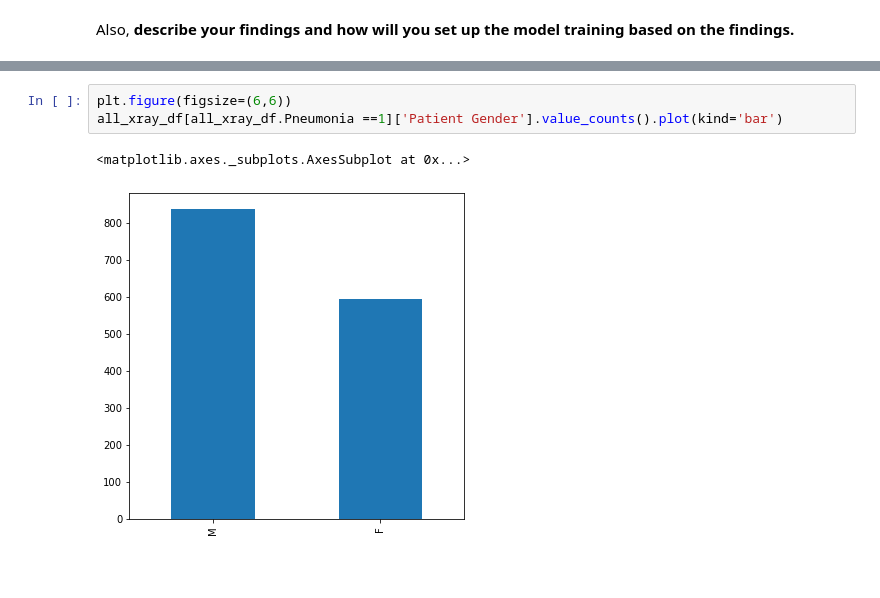
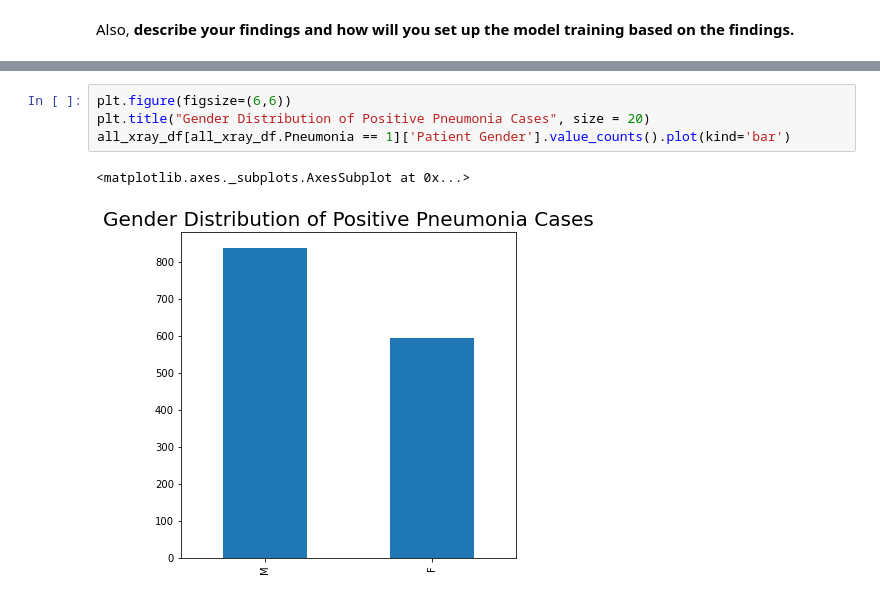
Before and after one commit to Danieldacruz7/Pneumonia-Detection-From-Chest-X-Rays, a Jupyter notebook: EDA.ipynb, the cells around one changed output, grey strips where cells are left out. Saved outputs shown, nothing was run; the diff lists cells and outputs as text; blank space fills up the shorter version.

```diff
--- a/EDA.ipynb
+++ b/EDA.ipynb
@@ -82,6 +84,7 @@ all_xray_df[all_xray_df.Pneumonia==1]['Finding Labels'].value_counts()[0:30].plo
 # %%
 plt.figure(figsize=(6,6))
-all_xray_df[all_xray_df.Pneumonia ==1]['Patient Gender'].value_counts().plot(kind='bar')
+plt.title("Gender Distribution of Positive Pneumonia Cases", size = 20)
+all_xray_df[all_xray_df.Pneumonia == 1]['Patient Gender'].value_counts().plot(kind='bar')
 # %% [output]
 <matplotlib.axes._subplots.AxesSubplot at 0x...>
-[figure, old version]
+[figure, new version]
```
Also changed, not shown: parts of 15 cells of this notebook, 2 other files.
